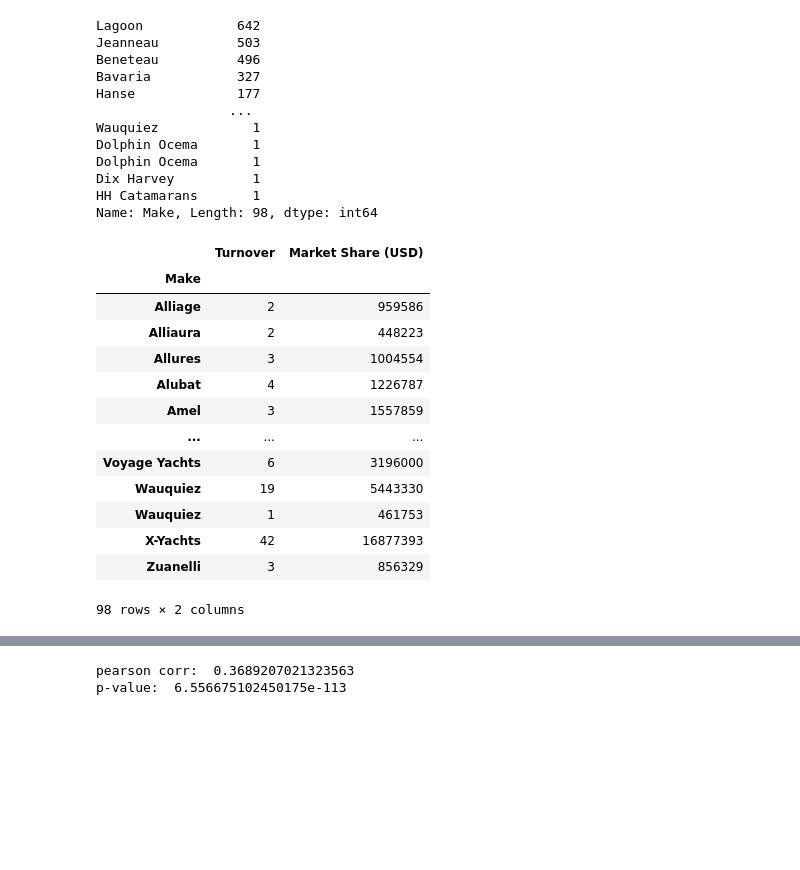
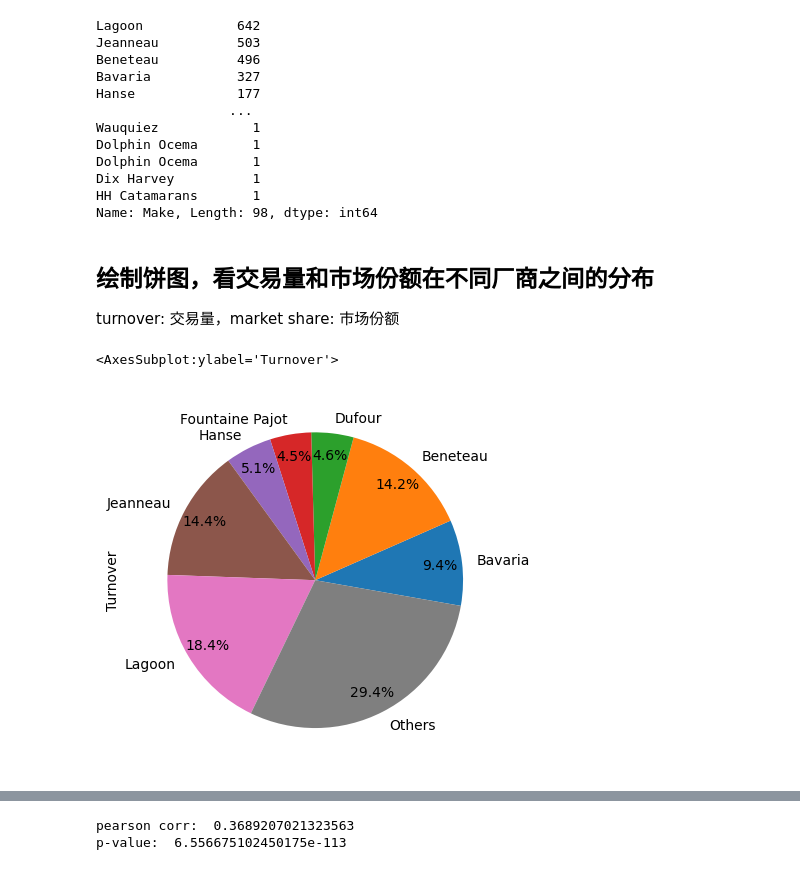
Before and after one commit to Mathematical-Jedi/2023-International-Mathematical-Model, a Jupyter notebook: zhangtongkai/data_preprocessing.ipynb, the cells around one changed output, grey strips where cells are left out. Drawn from its saved outputs; the diff is of its cells as text; code cells hidden in the pictures; blank space fills up the shorter version.

Commit message:
绘制饼图

```diff
--- a/zhangtongkai/data_preprocessing.ipynb
+++ b/zhangtongkai/data_preprocessing.ipynb
@@ -77,23 +75,11 @@ Dolphin Ocema       1
 Dix Harvey          1
 HH Catamarans       1
 Name: Make, Length: 98, dtype: int64
-# %%
-df_make_data = pd.DataFrame()
-df_make_data['Turnover'] = df_cleaned.groupby(['Make']).count()['Listing Price (USD)']
-df_make_data['Market Share (USD)'] = df_cleaned.groupby(['Make']).sum()['Listing Price (USD)']
-df_make_data
-# %% [output]
-|  | Turnover | Market Share (USD) |
-| Make |  |  |
-| Alliage | 2 | 959586 |
-| Alliaura | 2 | 448223 |
-| Allures | 3 | 1004554 |
-| Alubat | 4 | 1226787 |
-| Amel | 3 | 1557859 |
-| ... | ... | ... |
-| Voyage Yachts | 6 | 3196000 |
-| Wauquiez | 19 | 5443330 |
-| Wauquiez | 1 | 461753 |
-| X-Yachts | 42 | 16877393 |
-| Zuanelli | 3 | 856329 |
-98 rows × 2 columns
+# %% [markdown]
+## 绘制饼图，看交易量和市场份额在不同厂商之间的分布
+turnover: 交易量，market share: 市场份额
+# %%
+df_turnover = df_cleaned.groupby(['Make']).count()['Listing Price (USD)'] / df_cleaned['Make'].count()
+small_turnover = df_turnover[df_turnover < 0.03].sum()
+df_turnover = df_turnover[df_turnover >= 0.03]
+df_turnover['Others'] = small_turnover
@@ -99,0 +91,5 @@ df_make_data
+# %%
+df_turnover.plot.pie(autopct = '%1.1f%%',label='Turnover',startangle=-10,pctdistance = 0.85)
+# %% [output]
+<AxesSubplot:ylabel='Turnover'>
+[figure, added]
```
Also changed, not shown: parts of 9 cells of this notebook.
